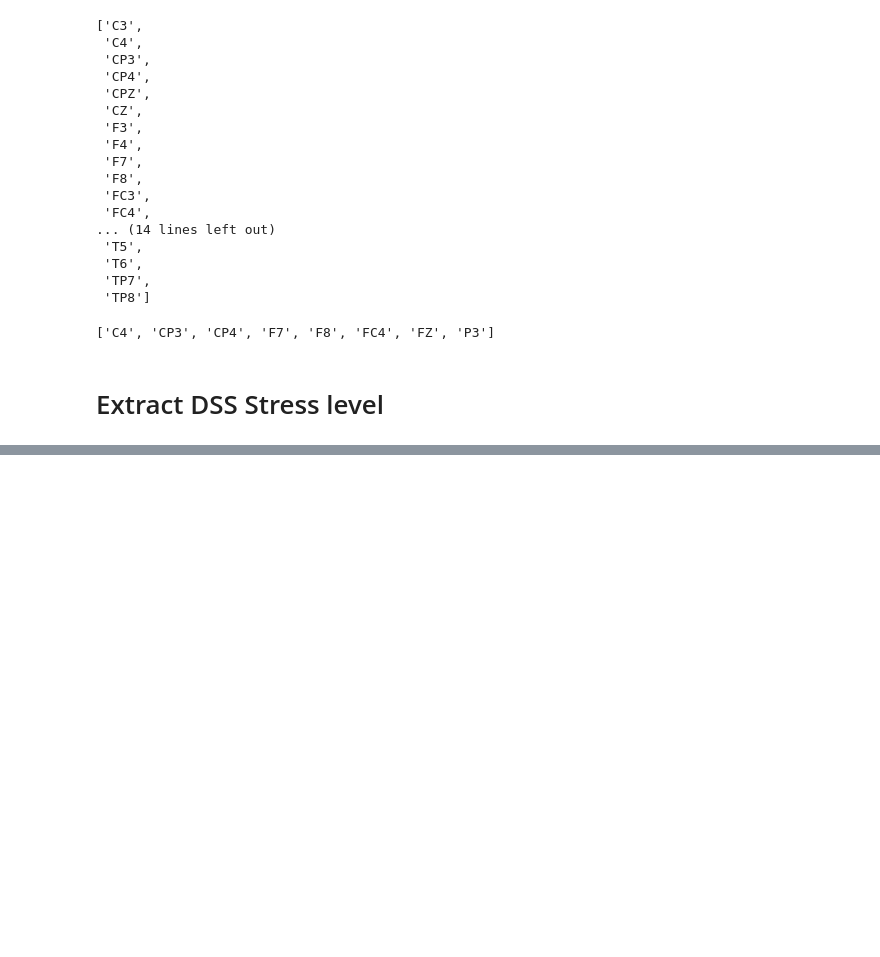
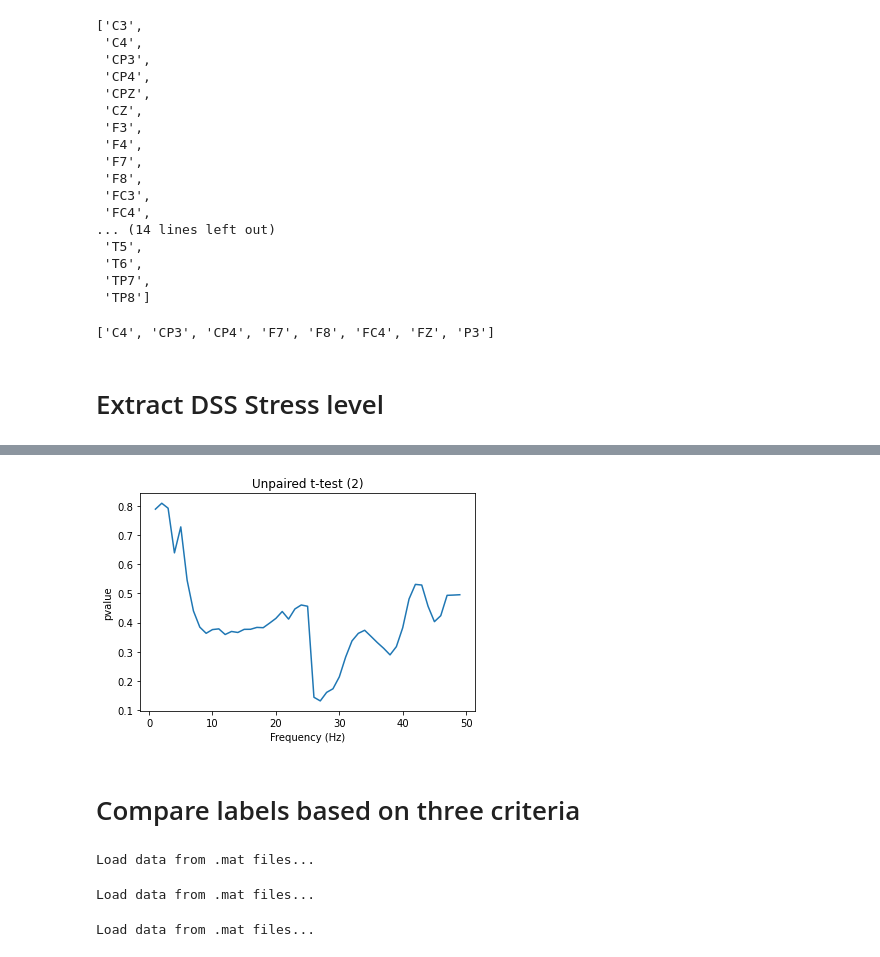
Before and after one commit to hundredball/Classroom_stress, a Jupyter notebook: data_analysis.ipynb, the cells around one changed output, grey strips where cells are left out. Drawn from its saved outputs; the diff is of its cells as text; code cells hidden in the pictures; blank space fills up the shorter version.

Commit message:
Classify using PSD for three criteria

```diff
--- a/data_analysis.ipynb
+++ b/data_analysis.ipynb
@@ -391,0 +213,24 @@ Name: channels, Length: 130, dtype: object
+# %%
+ttest_result = stats.ttest_ind(increase_group, normal_group)
+# %%
+plt.plot(freqs, ttest_result.pvalue)
+plt.xlabel('Frequency (Hz)')
+plt.ylabel('pvalue')
+plt.title('Unpaired t-test (2)')
+plt.savefig('./results/t-test_label2.png')
+# %% [output]
+[figure, added]
+# %% [markdown]
+# Compare labels based on three criteria
+# %%
+labels = {}
+for i in range(1,4):
+    _, Y, _ = dataloader.read_data(label_format=i)
+    labels['Label%d'%(i)] = Y
+
+df = pd.DataFrame(labels)
+df.to_csv('./results/labels.csv')
+# %% [output]
+Load data from .mat files...
+Load data from .mat files...
+Load data from .mat files...
```
Also changed, not shown: parts of 20 cells of this notebook, 3 other files.
